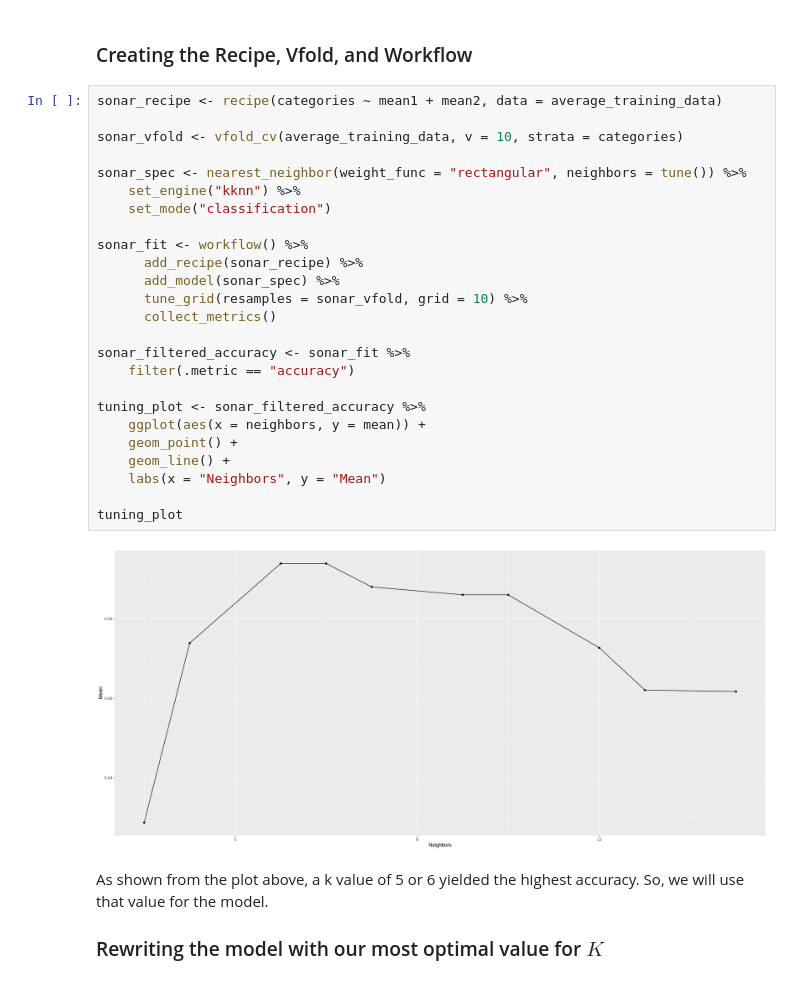
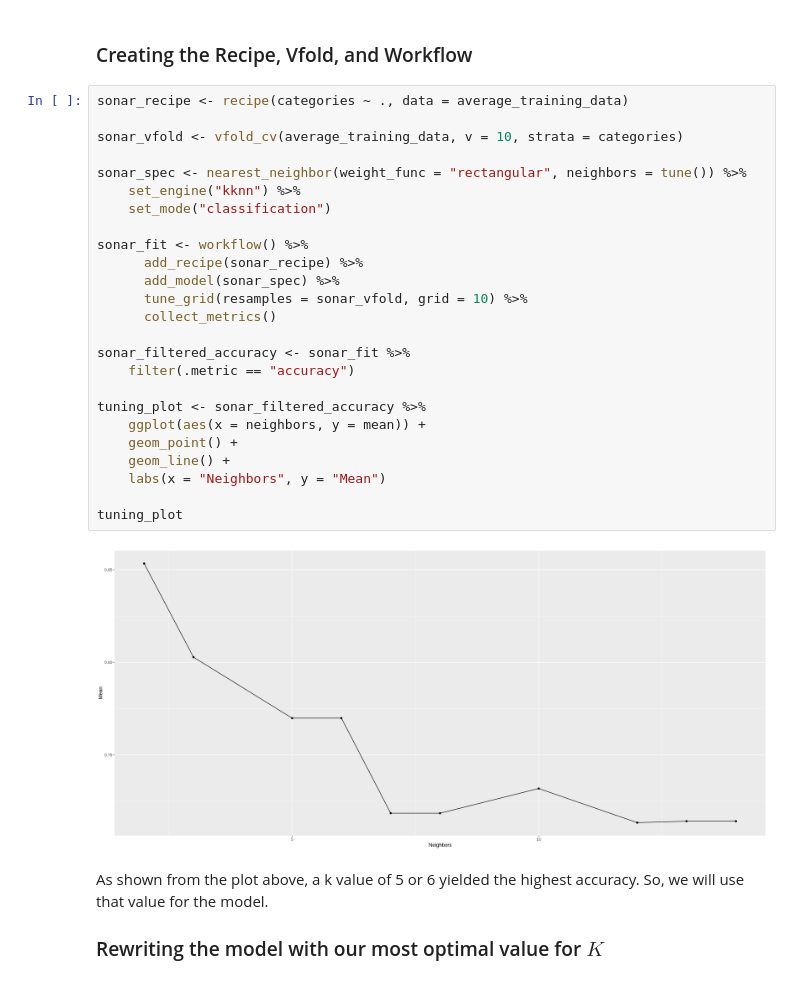
Before and after one commit to ryanarnouk/dsci-100-project, a Jupyter notebook: report.ipynb, the cells around one changed output. Drawn from its saved outputs; the diff is of its cells as text.

```diff
--- a/report.ipynb
+++ b/report.ipynb
@@ -227,32 +227,32 @@ We also will be fitting based on the resamples. **RYAN NEEDS TO EXPLAIN BETTER**
 # %% [markdown]
 ### Creating the Recipe, Vfold, and Workflow
 # %%
-sonar_recipe <- recipe(categories ~ mean1 + mean2, data = average_training_data)
+sonar_recipe <- recipe(categories ~ ., data = average_training_data)
 
 sonar_vfold <- vfold_cv(average_training_data, v = 10, strata = categories)
 
 sonar_spec <- nearest_neighbor(weight_func = "rectangular", neighbors = tune()) %>%
     set_engine("kknn") %>%
     set_mode("classification")
 
 sonar_fit <- workflow() %>%
       add_recipe(sonar_recipe) %>%
       add_model(sonar_spec) %>%
       tune_grid(resamples = sonar_vfold, grid = 10) %>%
       collect_metrics()
 
 sonar_filtered_accuracy <- sonar_fit %>%
     filter(.metric == "accuracy")
 
 tuning_plot <- sonar_filtered_accuracy %>%
     ggplot(aes(x = neighbors, y = mean)) +
     geom_point() +
     geom_line() +
     labs(x = "Neighbors", y = "Mean")
 
 tuning_plot
 # %% [output]
-[figure, old version]
+[figure, new version]
 # %% [markdown]
 As shown from the plot above, a k value of 5 or 6 yielded the highest accuracy. So, we will use that value for the model.
 
```
Also changed, not shown: parts of 1 cell of this notebook.
